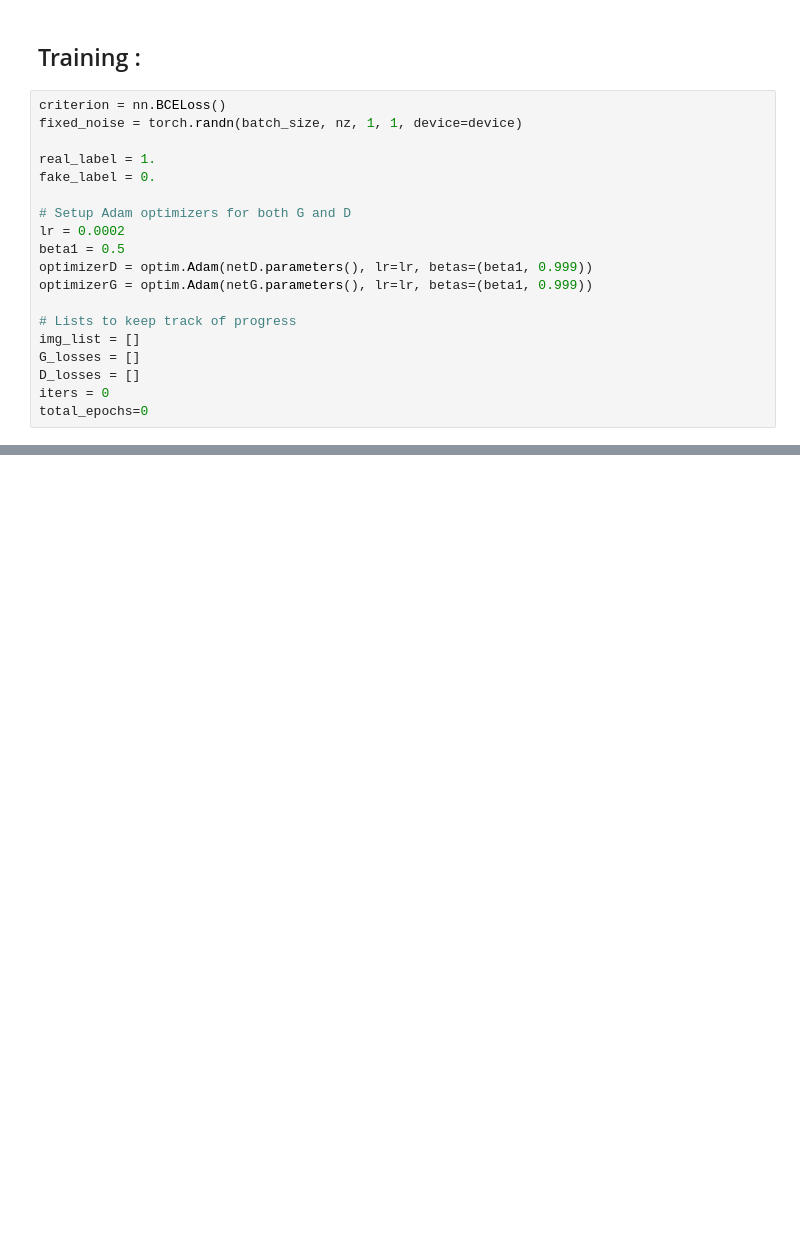
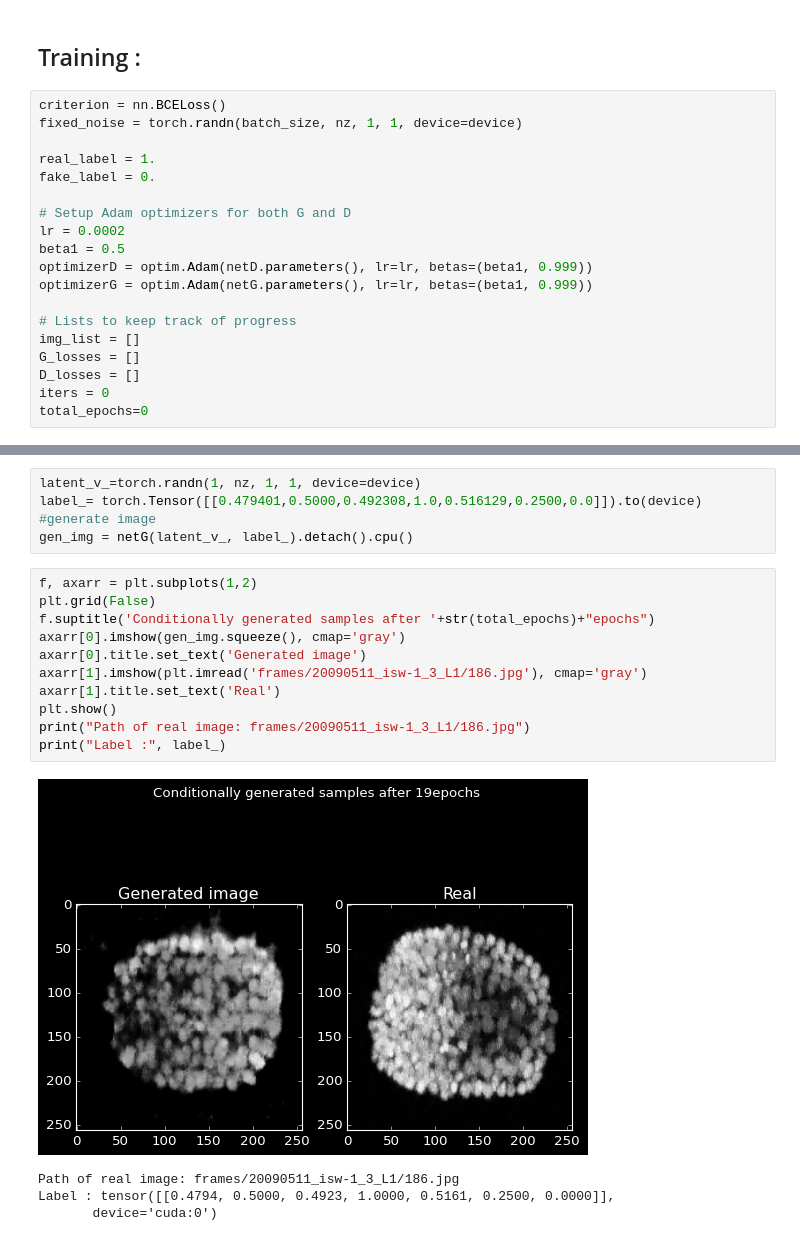
Before and after one commit to Mainakdeb/embryo-cGAN, a Jupyter notebook: embryo_cGAN.ipynb, the cells around one changed output, grey strips where cells are left out. Cells and saved outputs as stored; diff of their text form; blank space fills up the shorter version.

```diff
--- a/embryo_cGAN.ipynb
+++ b/embryo_cGAN.ipynb
@@ -522,0 +516,21 @@ plt.show()
+# %%
+latent_v_=torch.randn(1, nz, 1, 1, device=device)
+label_= torch.Tensor([[0.479401,0.5000,0.492308,1.0,0.516129,0.2500,0.0]]).to(device)
+#generate image
+gen_img = netG(latent_v_, label_).detach().cpu()
+# %%
+f, axarr = plt.subplots(1,2)
+plt.grid(False)
+f.suptitle('Conditionally generated samples after '+str(total_epochs)+"epochs")
+axarr[0].imshow(gen_img.squeeze(), cmap='gray')
+axarr[0].title.set_text('Generated image')
+axarr[1].imshow(plt.imread('frames/20090511_isw-1_3_L1/186.jpg'), cmap='gray')
+axarr[1].title.set_text('Real')
+plt.show()
+print("Path of real image: frames/20090511_isw-1_3_L1/186.jpg")
+print("Label :", label_)
+# %% [output]
+[figure, added]
+Path of real image: frames/20090511_isw-1_3_L1/186.jpg
+Label : tensor([[0.4794, 0.5000, 0.4923, 1.0000, 0.5161, 0.2500, 0.0000]],
+       device='cuda:0')
```
Also changed, not shown: parts of 3 cells of this notebook.
